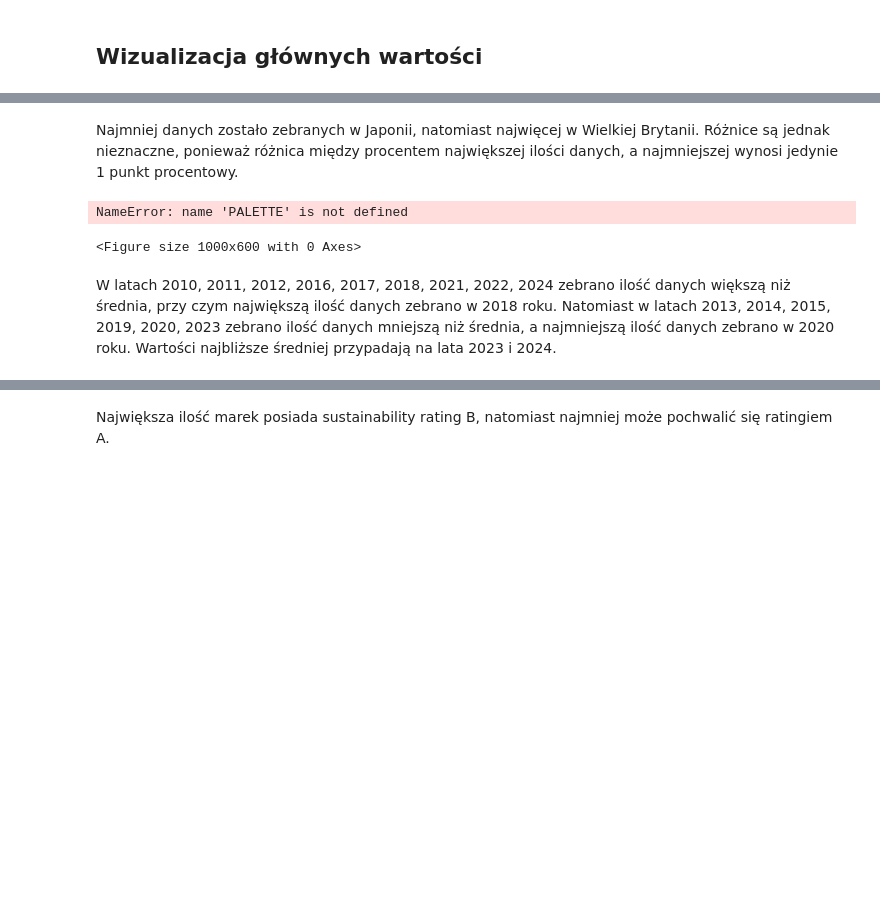
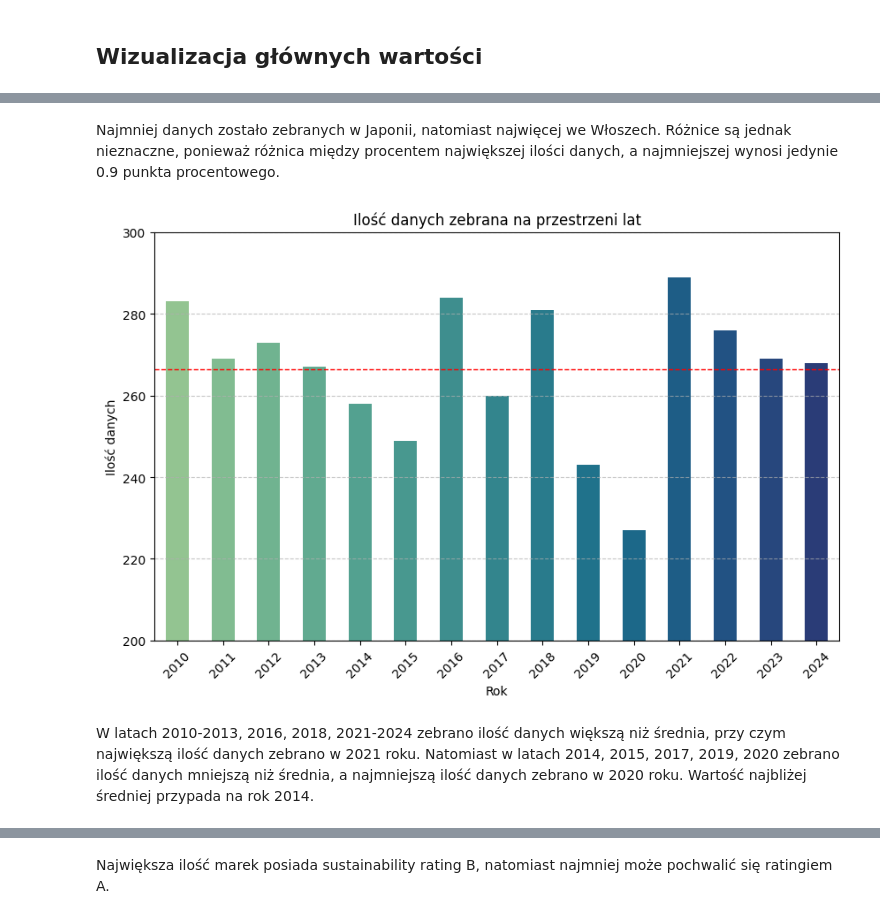
Before and after one commit to czesctuklap/sustainable-fashion-database-analysis, a Jupyter notebook: projekt.ipynb, the cells around one changed output, grey strips where cells are left out. Saved outputs shown, nothing was run; the diff lists cells and outputs as text; code cells hidden in the pictures; blank space fills up the shorter version.

```diff
--- a/projekt.ipynb
+++ b/projekt.ipynb
@@ -99,25 +99,24 @@ NameError: name 'PALETTE' is not defined
 # %% [markdown]
-Najmniej danych zostało zebranych w Japonii, natomiast najwięcej w Wielkiej Brytanii. Różnice są jednak nieznaczne, ponieważ różnica między procentem największej ilości danych, a najmniejszej wynosi jedynie 1 punkt procentowy.
+Najmniej danych zostało zebranych w Japonii, natomiast najwięcej we Włoszech. Różnice są jednak nieznaczne, ponieważ różnica między procentem największej ilości danych, a najmniejszej wynosi jedynie 0.9 punkta procentowego.
 # %%
 plt.figure(figsize=(10, 6))
 
 df['Year'].value_counts().sort_index().plot(kind='bar', color=sns.color_palette(PALETTE, n_colors=15))
 
 mean_value = df['Year'].value_counts().mean()
 plt.axhline(mean_value, color='red', linestyle='--', linewidth=1, label=f'Mean: {mean_value:.2f}')
 
 plt.title('Ilość danych zebrana na przestrzeni lat')
 plt.xlabel('Rok')
 plt.ylabel('Ilość danych')
-plt.ylim(270,370)
+plt.ylim(200,300)
 plt.xticks(rotation=45)
 plt.grid(axis='y', linestyle='--', alpha=0.7)
 plt.show()
 # %% [output]
-NameError: name 'PALETTE' is not defined
-<Figure size 1000x600 with 0 Axes>
+[figure, added]
 # %% [markdown]
-W latach 2010, 2011, 2012, 2016, 2017, 2018, 2021, 2022, 2024 zebrano ilość danych większą niż średnia, przy czym największą ilość danych zebrano w 2018 roku. Natomiast w latach 2013, 2014, 2015, 2019, 2020, 2023 zebrano ilość danych mniejszą niż średnia, a najmniejszą ilość danych zebrano w 2020 roku. Wartości najbliższe średniej przypadają na lata 2023 i 2024.
+W latach 2010-2013, 2016, 2018, 2021-2024 zebrano ilość danych większą niż średnia, przy czym największą ilość danych zebrano w 2021 roku. Natomiast w latach 2014, 2015, 2017, 2019, 2020 zebrano ilość danych mniejszą niż średnia, a najmniejszą ilość danych zebrano w 2020 roku. Wartość najbliżej średniej przypada na rok 2014.
 # %%
 plt.figure(figsize=(10, 6))
 df['Sustainability_Rating'].value_counts().sort_index().plot(kind='bar', color=sns.color_palette(PALETTE, n_colors=4))
```
Also changed, not shown: parts of 39 cells of this notebook.
